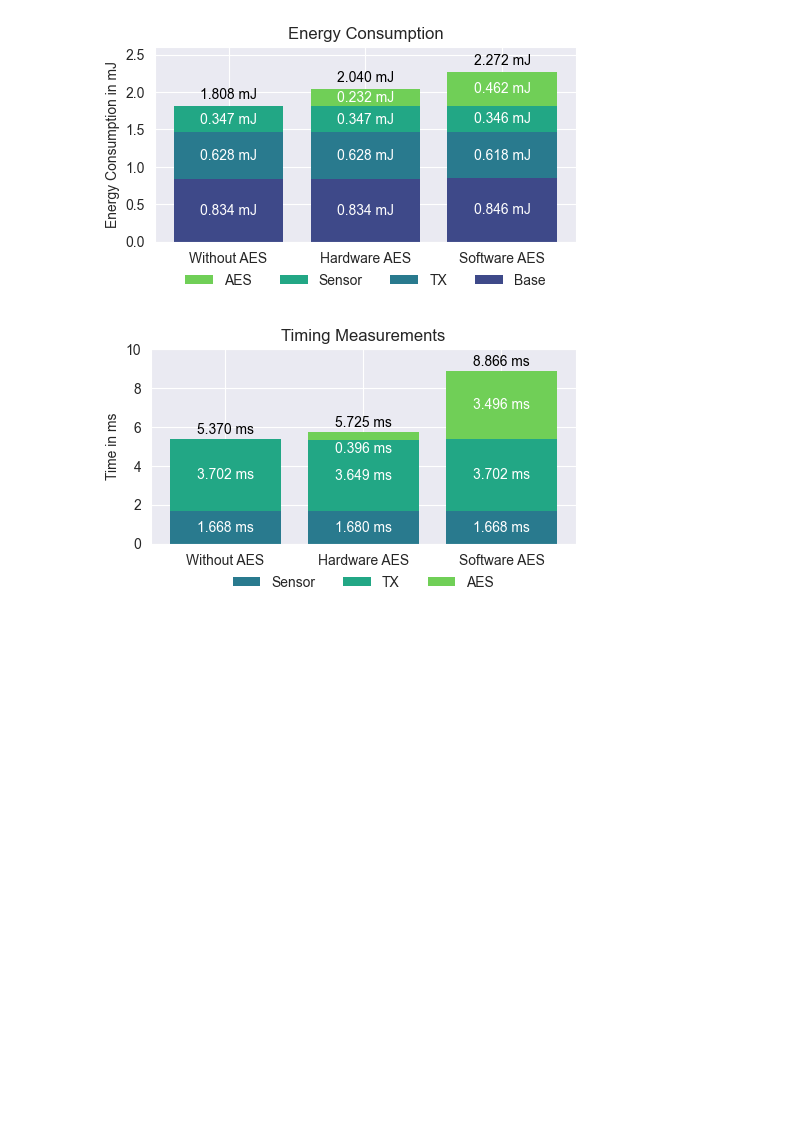
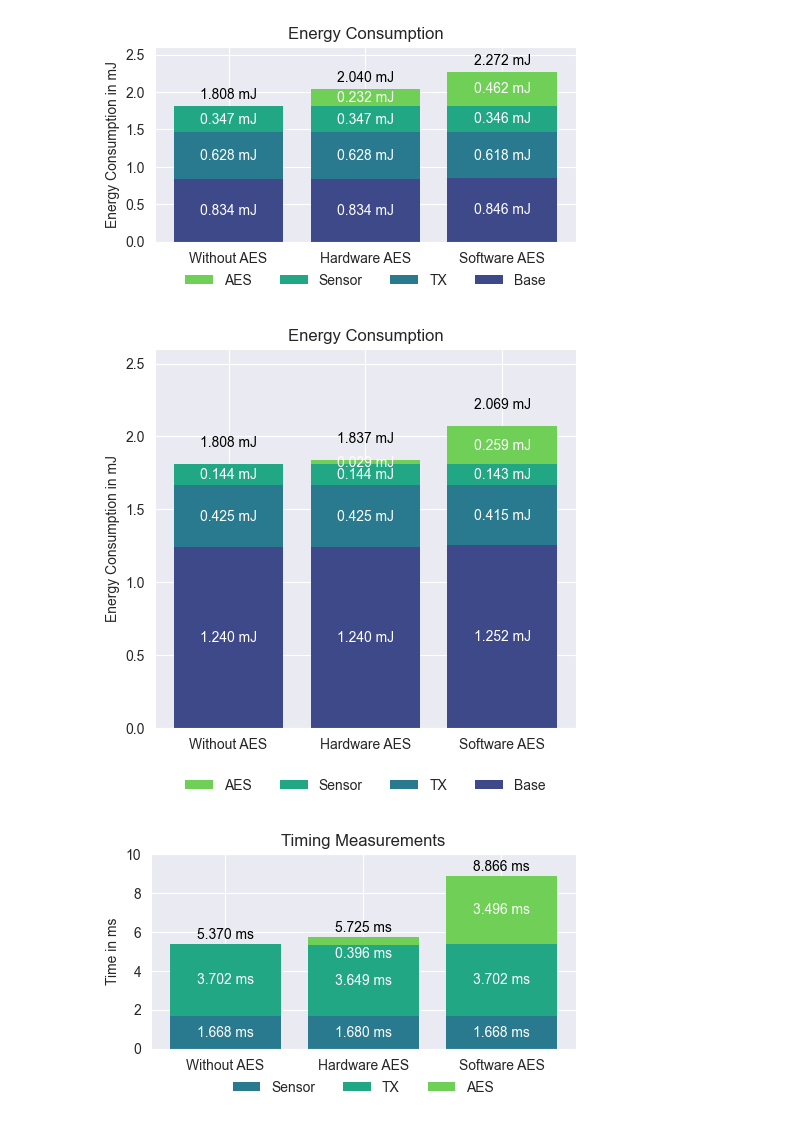
Before and after one commit to jens-hj/wsn-final-project, a Jupyter notebook: data/data-to-diagram.ipynb, the cells around one changed output. Saved outputs shown, nothing was run; the diff lists cells and outputs as text; code cells hidden in the pictures; blank space fills up the shorter version.

```diff
--- a/data/data-to-diagram.ipynb
+++ b/data/data-to-diagram.ipynb
@@ -176,10 +176,10 @@ measurements_hardware = util.Measurements(
 hardware_df_dict = measurements_hardware.get_dfs()
 
 mJ_hardware_means = {
-    "full": hardware_df_dict_full["Energy state"]["energy_mJ"].mean(),
-    "Sensor": hardware_df_dict["Energy state"]["Sensor"]["energy_mJ"].mean(),
-    "AES": hardware_df_dict["Energy state"]["AES"]["energy_mJ"].mean(),
-    "TX": hardware_df_dict["Energy state"]["TX"]["energy_mJ"].mean()
+    "full": hardware_df_dict_full["Energy state"]["energy_mJ"].mean() - energy_offset,
+    "Sensor": hardware_df_dict["Energy state"]["Sensor"]["energy_mJ"].mean() - energy_offset,
+    "AES": hardware_df_dict["Energy state"]["AES"]["energy_mJ"].mean() - energy_offset,
+    "TX": hardware_df_dict["Energy state"]["TX"]["energy_mJ"].mean() - energy_offset
 }
 
 mJ_hardware_means
@@ -221,7 +221,7 @@ cols = util.get_colors_from_cmap(4, viridis_cmap)
 text_offset = - 0.001
 top_offset = 0.15
 
-fig, ax = plt.subplots(1, 1, figsize=(5, 3))
+fig, ax = plt.subplots(1, 1, figsize=(5, 5))
 # -> Plotting wihtout AES energy consumption <-
 base_hardware_consumption = mJ_hardware_means["full"] - mJ_hardware_means["Sensor"] - mJ_hardware_means["TX"] - mJ_hardware_means["AES"]
 ax.bar(["Without AES"], [mJ_hardware_means["Sensor"]], bottom=base_hardware_consumption + mJ_hardware_means["TX"], color=cols[2], edgecolor="none")
@@ -246,35 +246,37 @@ ax.bar(["Hardware AES"], [base_hardware_consumption], label="Base", color=cols[0
 ax.text(1, base_hardware_consumption / 2 + text_offset, f"{base_hardware_consumption:.3f} mJ", ha="center", va="center", color="white")
 ax.text(1, base_hardware_consumption + mJ_hardware_means["TX"] / 2 + text_offset, f"{mJ_hardware_means['TX']:.3f} mJ", ha="center", va="center", color="white")
 ax.text(1, base_hardware_consumption + mJ_hardware_means["TX"] + mJ_hardware_means["Sensor"] / 2 + text_offset, f"{mJ_hardware_means['Sensor']:.3f} mJ", ha="center", va="center", color="white")
 ax.text(1, base_hardware_consumption + mJ_hardware_means["TX"] + mJ_hardware_means["Sensor"] + mJ_hardware_means["AES"] / 2 + text_offset, f"{mJ_hardware_means['AES']:.3f} mJ", ha="center", va="center", color="white")
 # -> Plotting total value on top of bar <-
 ax.text(1, mJ_hardware_means["full"] + text_offset + top_offset, f"{mJ_hardware_means['full']:.3f} mJ", ha="center", va="center", color="black")
 
 ax.legend(ncol=4, loc="upper center", bbox_to_anchor=(0.5, -0.1), frameon=False)
 # -> Plotting software energy consumption <-
 base_software_consumption = mJ_software_means["full"] - mJ_software_means["Sensor"] - mJ_software_means["AES"] - mJ_software_means["TX"]
 ax.bar(["Software AES"], [mJ_software_means["AES"]], bottom=base_software_consumption + mJ_software_means["Sensor"] + mJ_software_means["TX"], color=cols[3], edgecolor="none")
 ax.bar(["Software AES"], [mJ_software_means["Sensor"]], bottom=base_software_consumption + mJ_software_means["TX"], color=cols[2], edgecolor="none")
 ax.bar(["Software AES"], [mJ_software_means["TX"]], bottom=base_software_consumption, color=cols[1], edgecolor="none")
 ax.bar(["Software AES"], [base_software_consumption], color=cols[0], edgecolor="none")
 # -> Plotting software energy consumption labels in center of each bar segment <-
 ax.text(2, base_software_consumption / 2 + text_offset, f"{base_software_consumption:.3f} mJ", ha="center", va="center", color="white")
 ax.text(2, base_software_consumption + mJ_software_means["TX"] / 2 + text_offset, f"{mJ_software_means['TX']:.3f} mJ", ha="center", va="center", color="white")
 ax.text(2, base_software_consumption + mJ_software_means["TX"] + mJ_software_means["Sensor"] / 2 + text_offset, f"{mJ_software_means['Sensor']:.3f} mJ", ha="center", va="center", color="white")
 ax.text(2, base_software_consumption + mJ_software_means["TX"] + mJ_software_means["Sensor"] + mJ_software_means["AES"] / 2 + text_offset, f"{mJ_software_means['AES']:.3f} mJ", ha="center", va="center", color="white")
 # -> Plotting total value on top of bar <-
 ax.text(2, mJ_software_means["full"] + text_offset + top_offset, f"{mJ_software_means['full']:.3f} mJ", ha="center", va="center", color="black")
 
 ax.set_title("Energy Consumption")
 ax.set_ylabel("Energy Consumption in mJ")
 
 ax.set_ylim(0, 2.6)
 
 fig.tight_layout()
 
 # save the figure both as pdf and png at dpi 300
-fig.savefig(fig_dir + "pdf/energy_consumption.pdf")
-fig.savefig(fig_dir + "png/energy_consumption.png", dpi=300)
+fig.savefig(fig_dir + "pdf/energy_consumption_normalised.pdf")
+fig.savefig(fig_dir + "png/energy_consumption_normalised.png", dpi=300)
+# %% [output]
+[figure, added]
 # %%
 # Hardware timing measurements
 # ---------------------------
```
Also changed, not shown: 7 other files.
